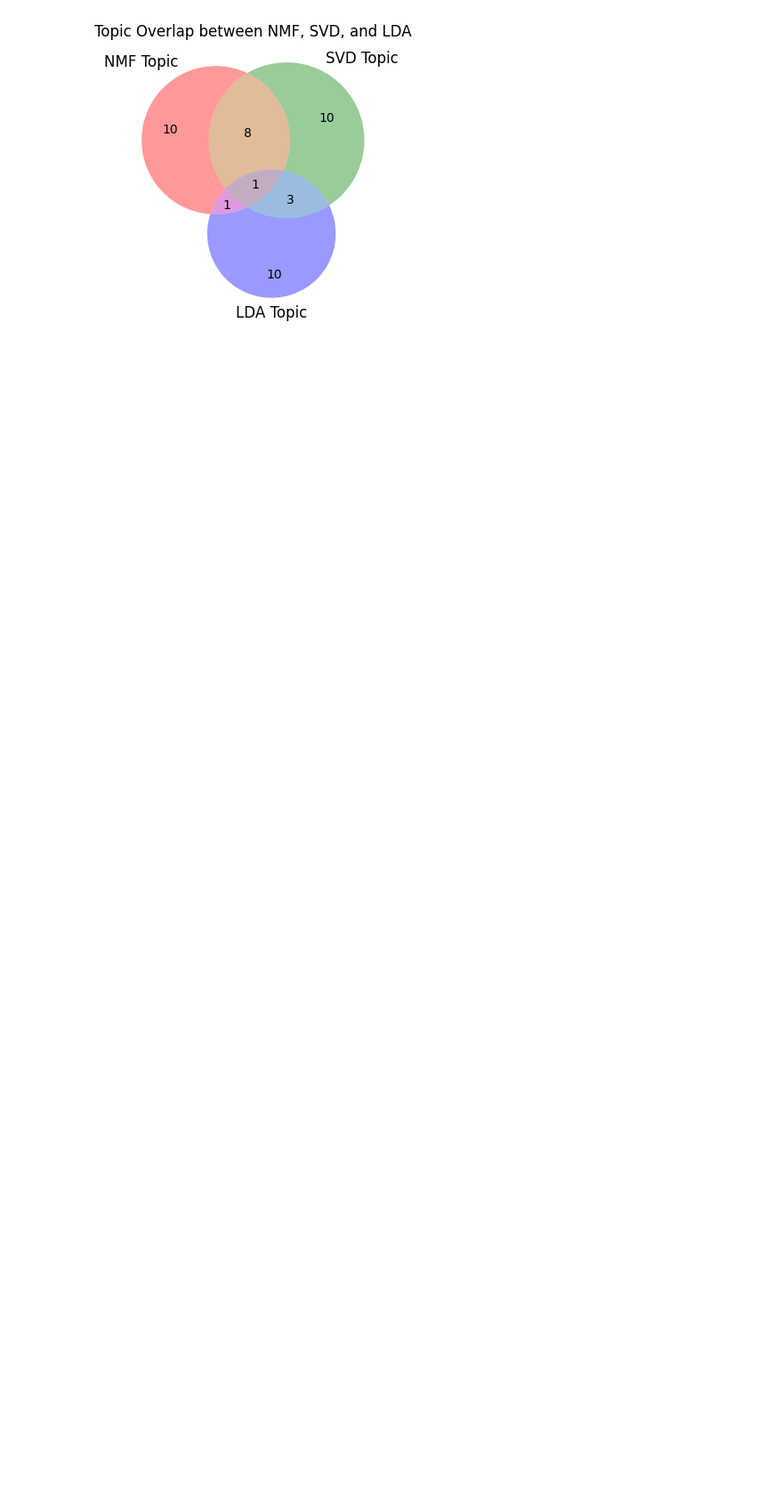
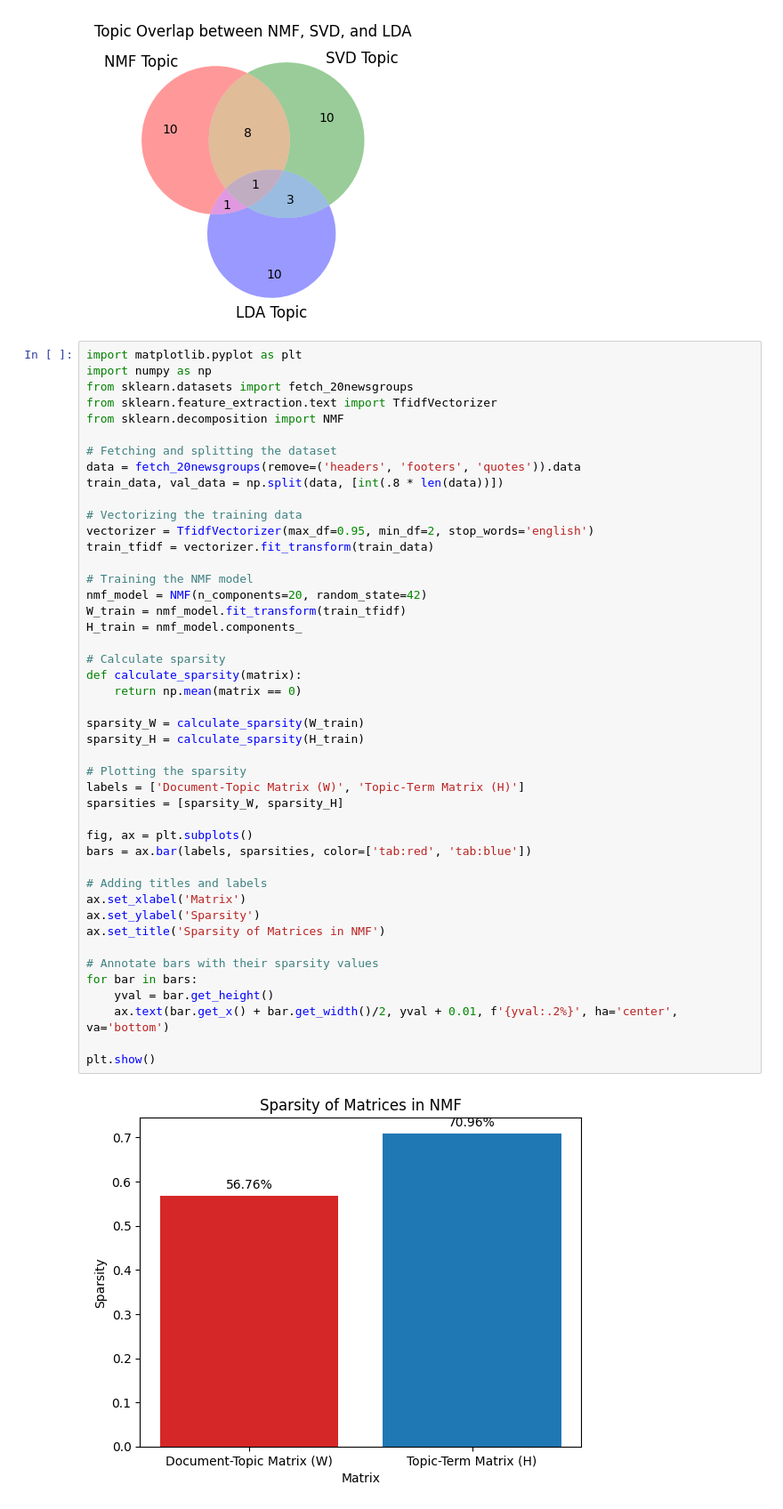
Before and after one commit to ganeshmukhiya/Modified-Topic-Modeling-NMF, a Jupyter notebook: cross_validation.ipynb, the cells around one changed output. Shown: that part at 89% size. Saved outputs shown, nothing was run; the diff lists cells and outputs as text; blank space fills up the shorter version.

```diff
--- a/cross_validation.ipynb
+++ b/cross_validation.ipynb
@@ -151,3 +151,50 @@ plt.title('Topic Overlap between NMF, SVD, and LDA')
 plt.show()
 # %% [output]
 [figure]
+# %%
+import matplotlib.pyplot as plt
+import numpy as np
+from sklearn.datasets import fetch_20newsgroups
+from sklearn.feature_extraction.text import TfidfVectorizer
+from sklearn.decomposition import NMF
+
+# Fetching and splitting the dataset
+data = fetch_20newsgroups(remove=('headers', 'footers', 'quotes')).data
+train_data, val_data = np.split(data, [int(.8 * len(data))])
+
+# Vectorizing the training data
+vectorizer = TfidfVectorizer(max_df=0.95, min_df=2, stop_words='english')
+train_tfidf = vectorizer.fit_transform(train_data)
+
+# Training the NMF model
+nmf_model = NMF(n_components=20, random_state=42)
+W_train = nmf_model.fit_transform(train_tfidf)
+H_train = nmf_model.components_
+
+# Calculate sparsity
+def calculate_sparsity(matrix):
+    return np.mean(matrix == 0)
+
+sparsity_W = calculate_sparsity(W_train)
+sparsity_H = calculate_sparsity(H_train)
+
+# Plotting the sparsity
+labels = ['Document-Topic Matrix (W)', 'Topic-Term Matrix (H)']
+sparsities = [sparsity_W, sparsity_H]
+
+fig, ax = plt.subplots()
+bars = ax.bar(labels, sparsities, color=['tab:red', 'tab:blue'])
+
+# Adding titles and labels
+ax.set_xlabel('Matrix')
+ax.set_ylabel('Sparsity')
+ax.set_title('Sparsity of Matrices in NMF')
+
+# Annotate bars with their sparsity values
+for bar in bars:
+    yval = bar.get_height()
+    ax.text(bar.get_x() + bar.get_width()/2, yval + 0.01, f'{yval:.2%}', ha='center', va='bottom')
+
+plt.show()
+# %% [output]
+[figure, added]
```
